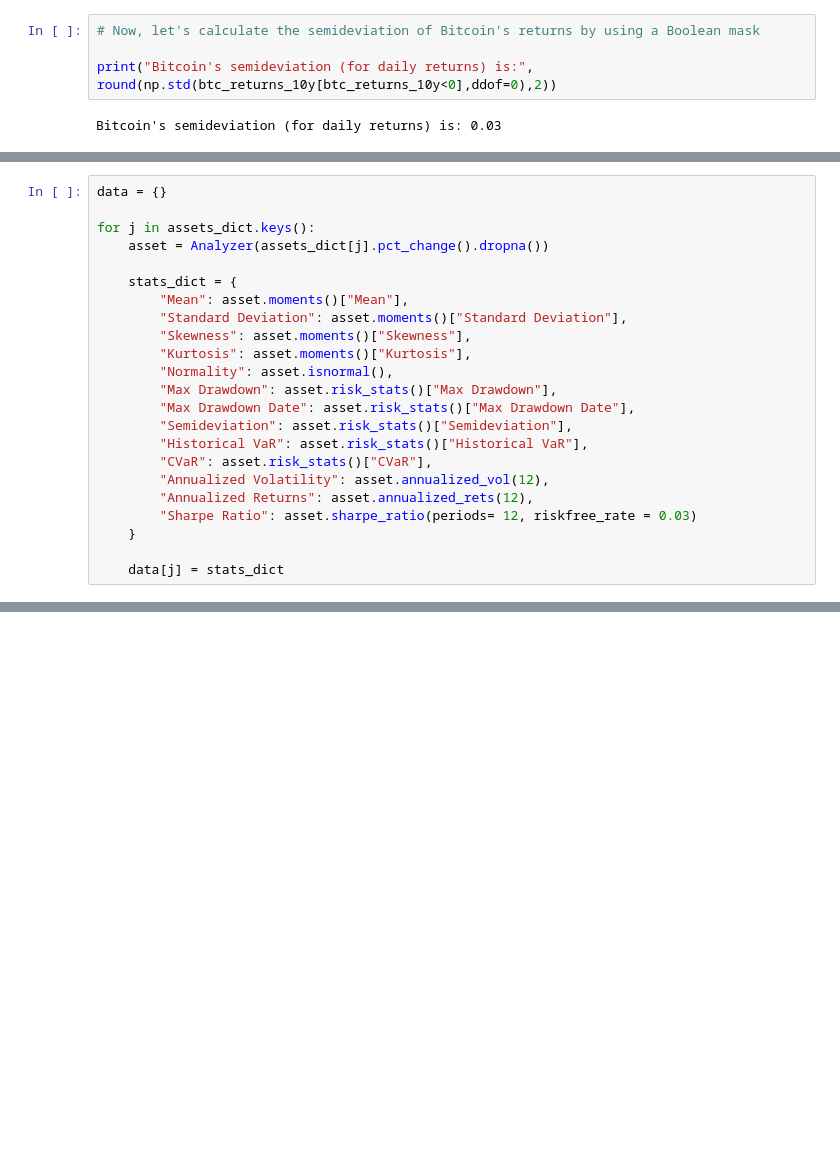
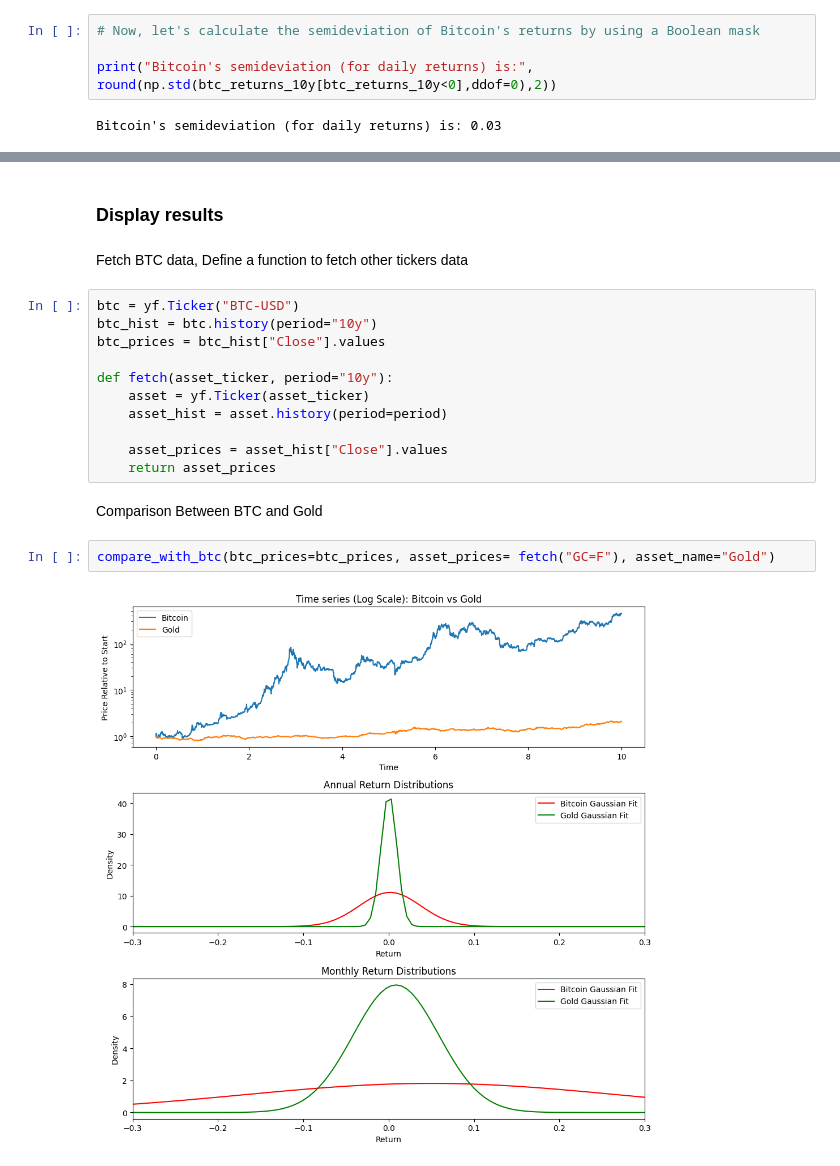
Before and after one commit to SaverioPCapra/University-Homeworks-Projects, a Jupyter notebook: Python Project/python_project.ipynb, the cells around one changed output, grey strips where cells are left out. Cells and saved outputs as stored; diff of their text form; blank space fills up the shorter version.

```diff
--- a/Python Project/python_project.ipynb
+++ b/Python Project/python_project.ipynb
@@ -310,23 +208,0 @@ for i in stocks_hist.columns:
-# %%
-data = {}
-
-for j in assets_dict.keys():
-    asset = Analyzer(assets_dict[j].pct_change().dropna())
-
-    stats_dict = {
-        "Mean": asset.moments()["Mean"],
-        "Standard Deviation": asset.moments()["Standard Deviation"],
-        "Skewness": asset.moments()["Skewness"],
-        "Kurtosis": asset.moments()["Kurtosis"],
-        "Normality": asset.isnormal(),
-        "Max Drawdown": asset.risk_stats()["Max Drawdown"],
-        "Max Drawdown Date": asset.risk_stats()["Max Drawdown Date"],
-        "Semideviation": asset.risk_stats()["Semideviation"],
-        "Historical VaR": asset.risk_stats()["Historical VaR"],
-        "CVaR": asset.risk_stats()["CVaR"],
-        "Annualized Volatility": asset.annualized_vol(12),
-        "Annualized Returns": asset.annualized_rets(12),
-        "Sharpe Ratio": asset.sharpe_ratio(periods= 12, riskfree_rate = 0.03)
-    }
-
-    data[j] = stats_dict
@@ -351,0 +266,21 @@ comparative_stats
+# %% [markdown]
+### Display results
+# %% [markdown]
+Fetch BTC data,  Define a function to fetch other tickers data
+# %%
+btc = yf.Ticker("BTC-USD")
+btc_hist = btc.history(period="10y")
+btc_prices = btc_hist["Close"].values
+
+def fetch(asset_ticker, period="10y"):
+    asset = yf.Ticker(asset_ticker)
+    asset_hist = asset.history(period=period)
+
+    asset_prices = asset_hist["Close"].values
+    return asset_prices
+# %% [markdown]
+Comparison Between BTC and Gold
+# %%
+compare_with_btc(btc_prices=btc_prices, asset_prices= fetch("GC=F"), asset_name="Gold")
+# %% [output]
+[figure, added]
```
Also changed, not shown: parts of 26 cells of this notebook.
